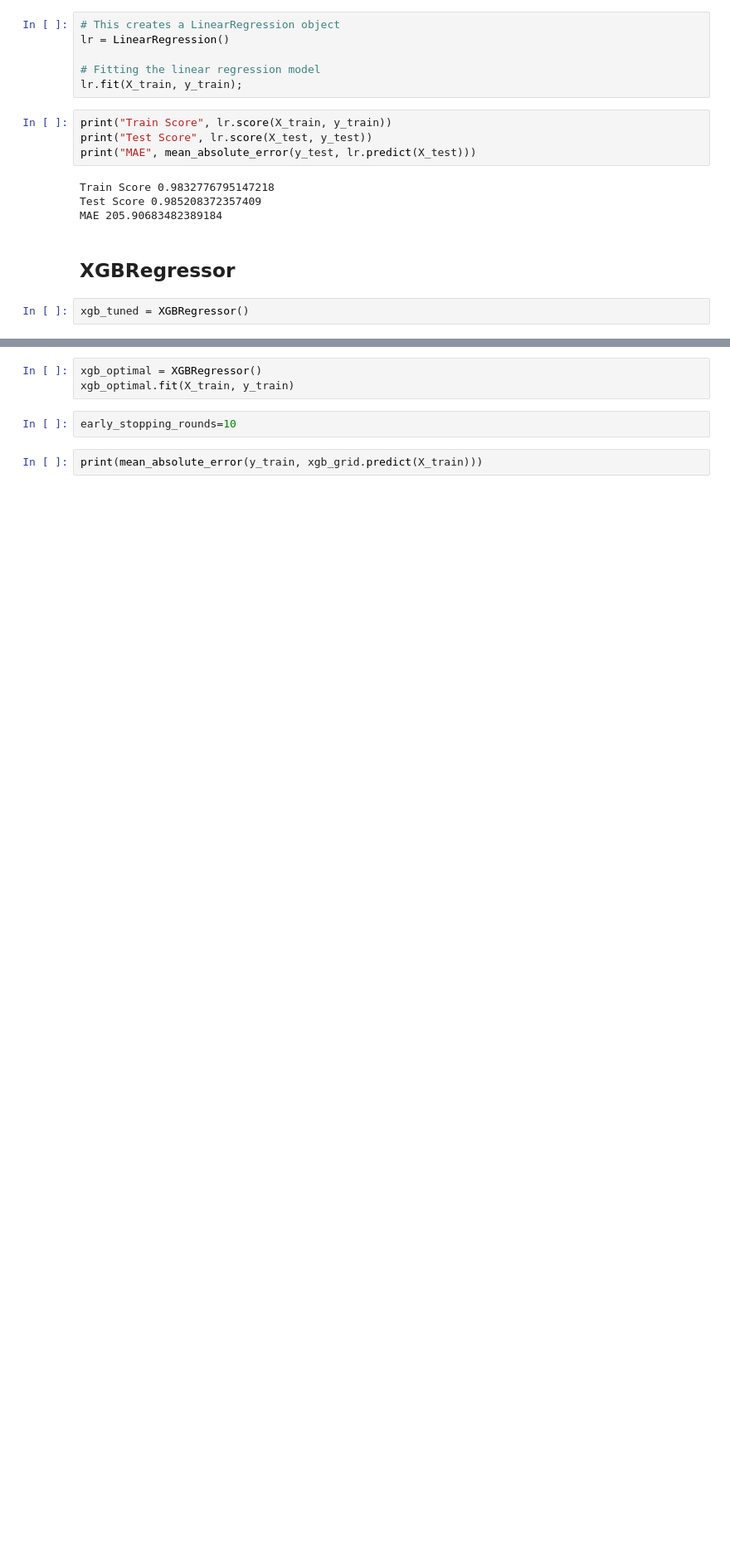
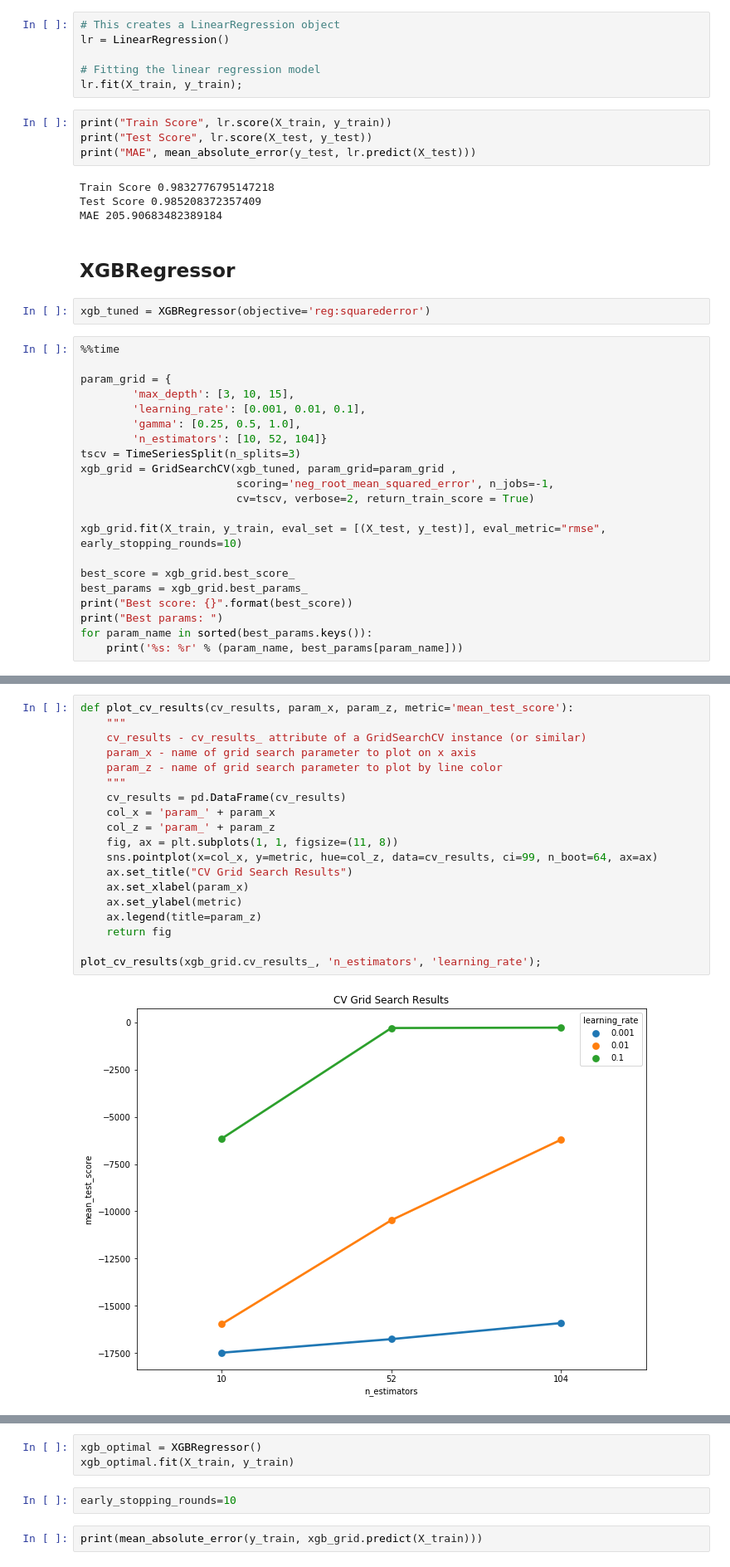
Before and after one commit to camadi/Ontario_Hourly_Electricity_Demand_Forecast, a Jupyter notebook: src/market_demand_prediction.ipynb, the cells around one changed output, grey strips where cells are left out. Shown at 83% size. Cells and saved outputs as stored; diff of their text form; blank space fills up the shorter version.

Commit message:
Adding xgb plots

```diff
--- a/src/market_demand_prediction.ipynb
+++ b/src/market_demand_prediction.ipynb
@@ -1034,4 +1035,25 @@ MAE 205.90683482389184
 # %% [markdown]
 ## XGBRegressor
 # %%
-xgb_tuned = XGBRegressor()
+xgb_tuned = XGBRegressor(objective='reg:squarederror')
+# %%
+%%time
+
+param_grid = {
+        'max_depth': [3, 10, 15],
+        'learning_rate': [0.001, 0.01, 0.1],
+        'gamma': [0.25, 0.5, 1.0],
+        'n_estimators': [10, 52, 104]}
+tscv = TimeSeriesSplit(n_splits=3)
+xgb_grid = GridSearchCV(xgb_tuned, param_grid=param_grid ,
+                        scoring='neg_root_mean_squared_error', n_jobs=-1,
+                        cv=tscv, verbose=2, return_train_score = True)
+
+xgb_grid.fit(X_train, y_train, eval_set = [(X_test, y_test)], eval_metric="rmse", early_stopping_rounds=10)
+
+best_score = xgb_grid.best_score_
+best_params = xgb_grid.best_params_
+print("Best score: {}".format(best_score))
+print("Best params: ")
+for param_name in sorted(best_params.keys()):
+    print('%s: %r' % (param_name, best_params[param_name]))
@@ -1037,0 +1099,21 @@ xgb_tuned = XGBRegressor()
+# %%
+def plot_cv_results(cv_results, param_x, param_z, metric='mean_test_score'):
+    """
+    cv_results - cv_results_ attribute of a GridSearchCV instance (or similar)
+    param_x - name of grid search parameter to plot on x axis
+    param_z - name of grid search parameter to plot by line color
+    """
+    cv_results = pd.DataFrame(cv_results)
+    col_x = 'param_' + param_x
+    col_z = 'param_' + param_z
+    fig, ax = plt.subplots(1, 1, figsize=(11, 8))
+    sns.pointplot(x=col_x, y=metric, hue=col_z, data=cv_results, ci=99, n_boot=64, ax=ax)
+    ax.set_title("CV Grid Search Results")
+    ax.set_xlabel(param_x)
+    ax.set_ylabel(metric)
+    ax.legend(title=param_z)
+    return fig
+
+plot_cv_results(xgb_grid.cv_results_, 'n_estimators', 'learning_rate');
+# %% [output]
+[figure, added]
```
Also changed, not shown: parts of 12 cells of this notebook.
